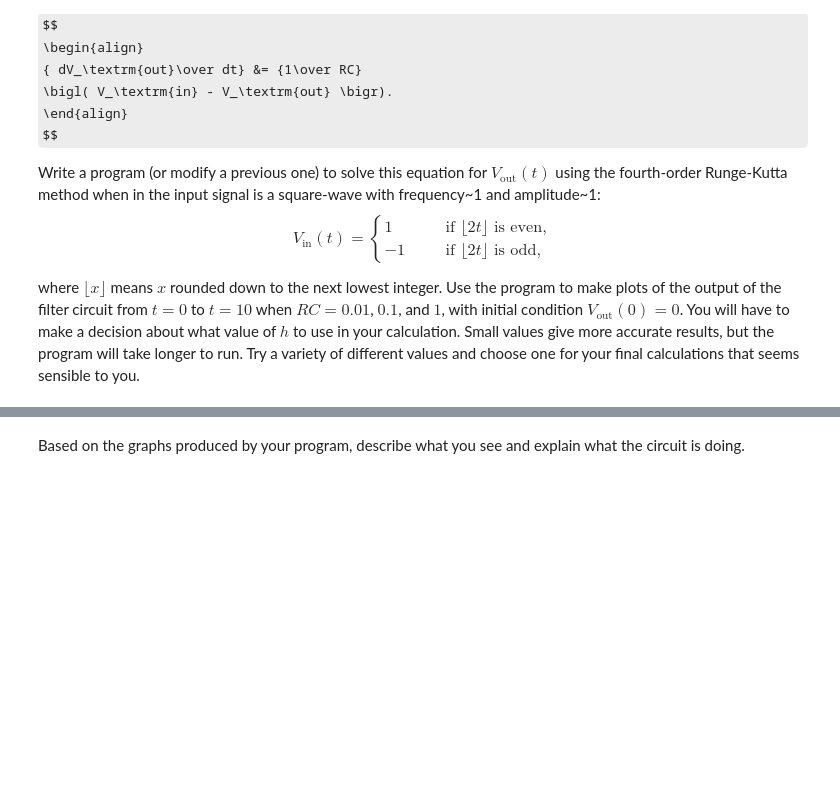
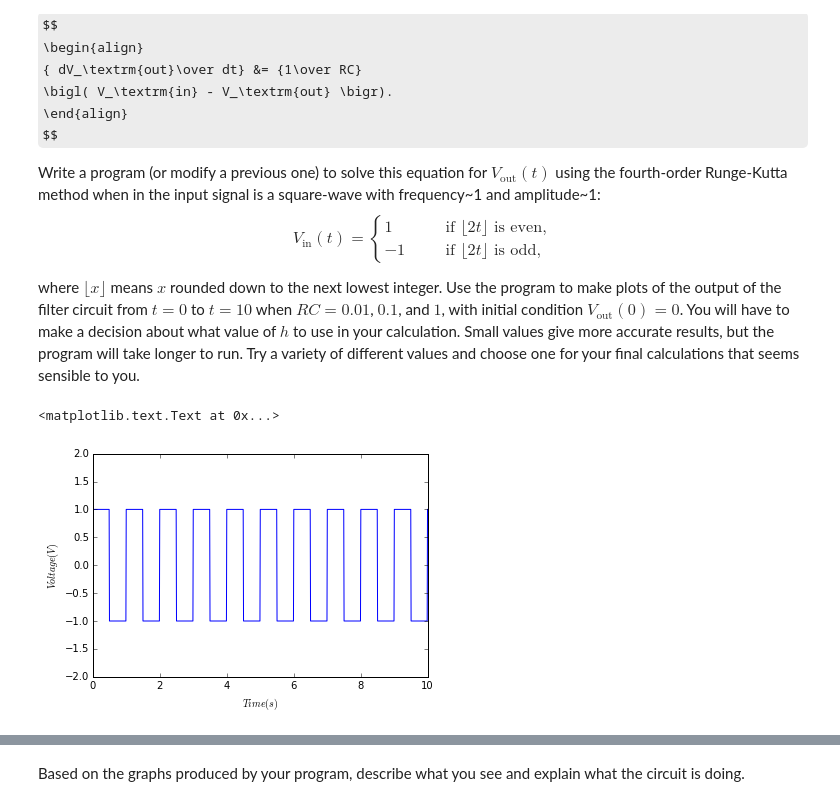
Before and after one commit to willmon16/Weekly-Sessions_partII, a Jupyter notebook: Weekly_Session_9.ipynb, the cells around one changed output, grey strips where cells are left out. Cells and saved outputs as stored; diff of their text form; code cells hidden in the pictures; some formulas as TeX source; blank space fills up the shorter version.

````diff
--- a/Weekly_Session_9.ipynb
+++ b/Weekly_Session_9.ipynb
@@ -172,7 +172,7 @@ We are solving an initial value problem. Therefore, we need an initial value of
 # %% [markdown]
 First write an ODE solver based on Euler's method.  We will call the function ```solve``` so it can be generalized.  I've gotten you started.
 # %%
-def solve(f,y0,interval,steps,order=1):
+def solve(f,y0,interval,steps,*args,order=1):
     """ Solve ODE by Euler or Runge-Kutta methods, with fixed number
     of steps.
 
@@ -200,24 +200,24 @@ def solve(f,y0,interval,steps,order=1):
 
         for x in xpoints:
             ypoints.append(y)
-            y += h*f(y,x)
+            y += h*f(y,x,*args)
 
     elif order == 2:
 
         for x in xpoints:
             ypoints.append(y)
-            k1 = h*f(y,x)
-            k2 = h*f(y+0.5*k1,x+0.5*h)
+            k1 = h*f(y,x,*args)
+            k2 = h*f(y+0.5*k1,x+0.5*h,*args)
             y += k2
 
     elif order == 4:
 
         for x in xpoints:
             ypoints.append(y)
-            k1 = h*f(y,x)
-            k2 = h*f(y+0.5*k1,x+0.5*h)
-            k3 = h*f(y+0.5*k2,x+0.5*h)
-            k4 = h*f(y+k3,x+h)
+            k1 = h*f(y,x,*args)
+            k2 = h*f(y+0.5*k1,x+0.5*h,*args)
+            k3 = h*f(y+0.5*k2,x+0.5*h,*args)
+            k4 = h*f(y+k3,x+h,*args)
             y += (k1+2*k2+2*k3+k4)/6
 
 
@@ -418,0 +417,26 @@ sensible to you.
+# %%
+RC = [0.01,0.1,1]
+ti = 0.0
+tf = 10.0
+
+Vout = 0.0
+
+def V_in(t):
+    if int(math.floor(2*t)) % 2 == 1:
+        return -1
+    else:
+        return 1
+
+t = np.linspace(ti,tf,1000)
+V = []
+
+for i in t:
+    V.append(V_in(i))
+
+plt.plot(t,V)
+plt.ylim(-2,2)
+plt.xlabel("$Time(s)$")
+plt.ylabel("$Voltage(V)$")
+# %% [output]
+<matplotlib.text.Text at 0x...>
+[figure, added]
````
Also changed, not shown: parts of 5 cells of this notebook.
